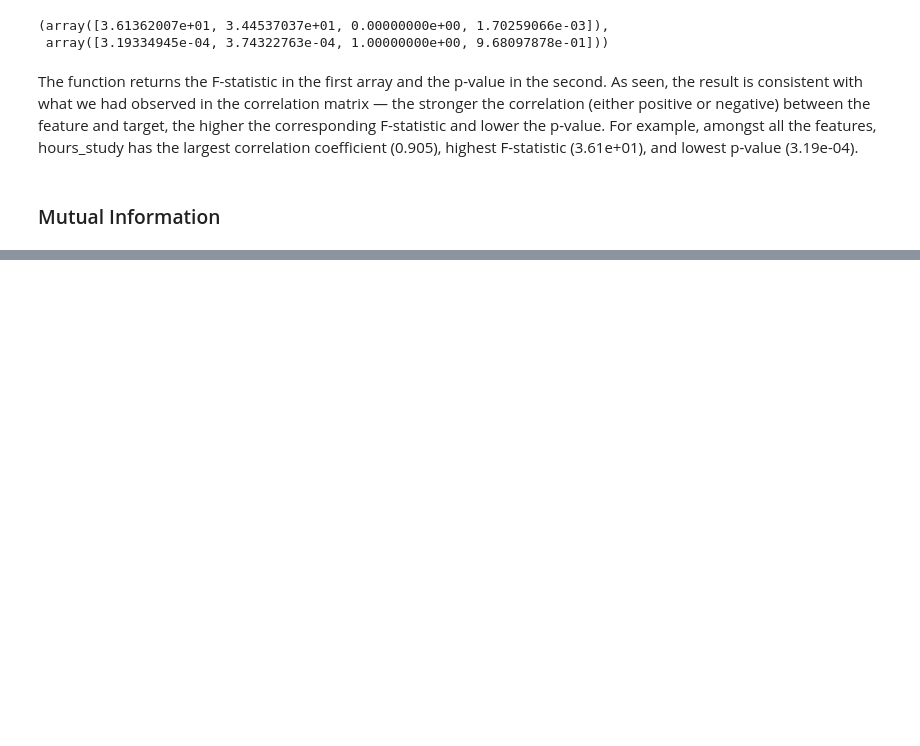
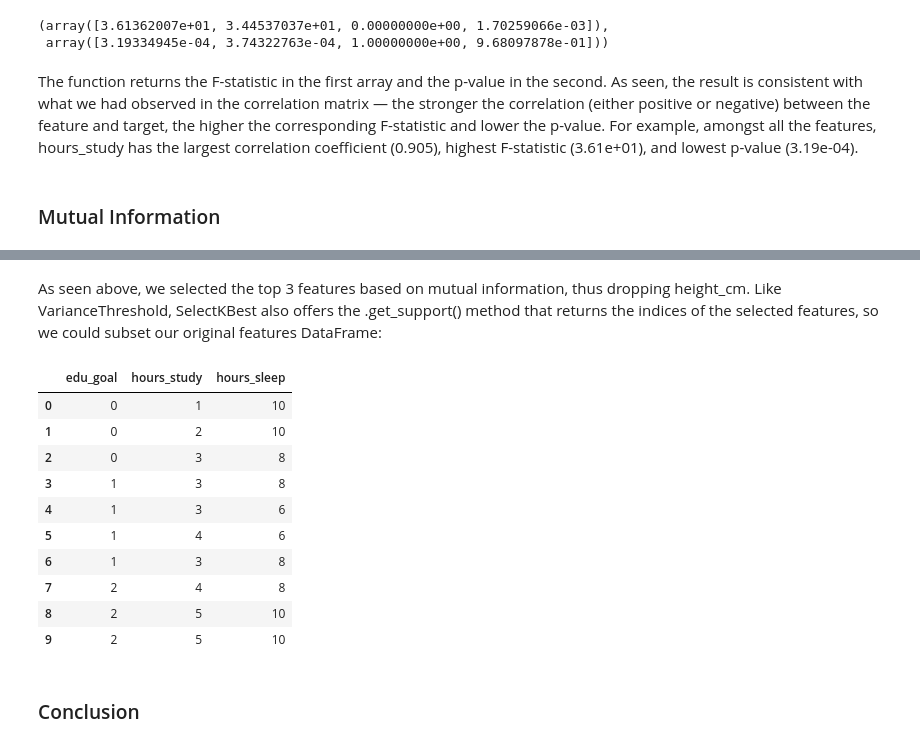
Before and after one commit to dpons222/ML-AI-Self-Learning, a Jupyter notebook: Machine Learning/machine_learning.ipynb, the cells around one changed output, grey strips where cells are left out. Cells and saved outputs as stored; diff of their text form; code cells hidden in the pictures; blank space fills up the shorter version.

Commit message:
feature engineering 2, wrapper methods

```diff
--- a/Machine Learning/machine_learning.ipynb
+++ b/Machine Learning/machine_learning.ipynb
@@ -955,0 +1043,10 @@ The function returns the F-statistic in the first array and the p-value in the s
+# %%
+from sklearn.feature_selection import SelectKBest
+from functools import partial
+
+score_func = partial(mutual_info_regression, discrete_features=[0], random_state=68)
+
+# Select top 3 features with the most mutual information
+selection = SelectKBest(score_func=score_func, k=3)
+
+selection.fit_transform(X_enc, y)
@@ -955,0 +1064,20 @@ The function returns the F-statistic in the first array and the p-value in the s
+# %% [markdown]
+As seen above, we selected the top 3 features based on mutual information, thus dropping height_cm. Like VarianceThreshold, SelectKBest also offers the .get_support() method that returns the indices of the selected features, so we could subset our original features DataFrame:
+# %%
+X = X[X.columns[selection.get_support(indices=True)]]
+
+X
+# %% [output]
+|  | edu_goal | hours_study | hours_sleep |
+| 0 | 0 | 1 | 10 |
+| 1 | 0 | 2 | 10 |
+| 2 | 0 | 3 | 8 |
+| 3 | 1 | 3 | 8 |
+| 4 | 1 | 3 | 6 |
+| 5 | 1 | 4 | 6 |
+| 6 | 1 | 3 | 8 |
+| 7 | 2 | 4 | 8 |
+| 8 | 2 | 5 | 10 |
+| 9 | 2 | 5 | 10 |
+# %% [markdown]
+### Conclusion
```
Also changed, not shown: parts of 25 cells of this notebook.
